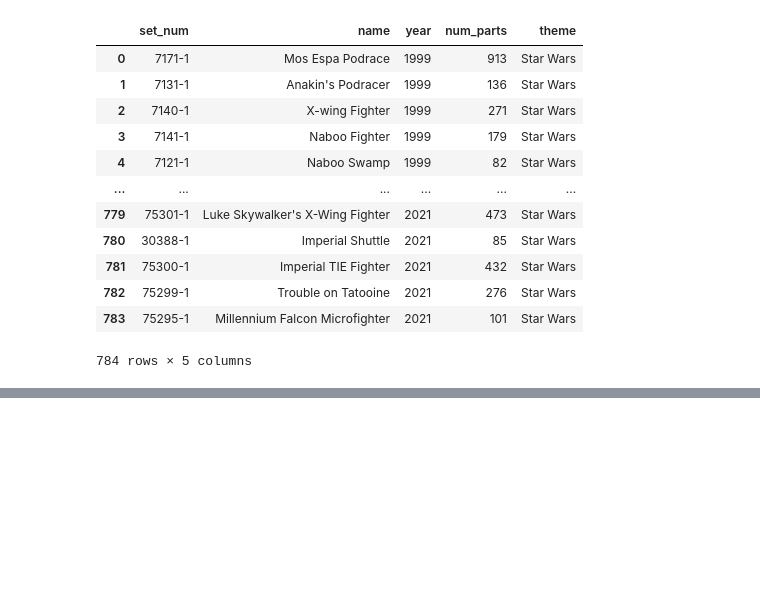
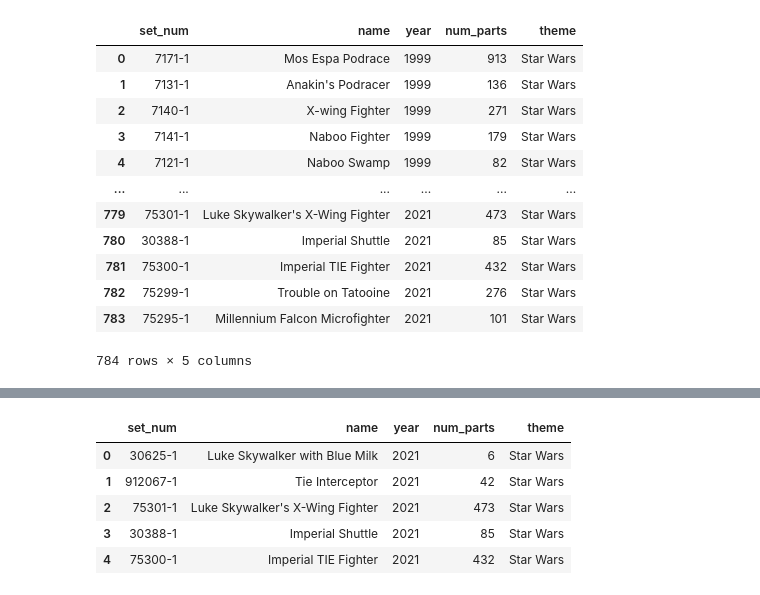
Before and after one commit to oscargbocanegra/learning, a Jupyter notebook: MachineLearning/c-udemy-analisis-datos-python-3/notebooks/01-lectura-fuentes-datos.ipynb, the cells around one changed output, grey strips where cells are left out. Cells and saved outputs as stored; diff of their text form; code cells hidden in the pictures; blank space fills up the shorter version.

```diff
--- a/MachineLearning/c-udemy-analisis-datos-python-3/notebooks/01-lectura-fuentes-datos.ipynb
+++ b/MachineLearning/c-udemy-analisis-datos-python-3/notebooks/01-lectura-fuentes-datos.ipynb
@@ -755,0 +758,3 @@ sets._append(sets_2021, ignore_index = True)
+# %%
+sets = pd.read_csv(path_input_lego+'star-wars-sets.csv')
+sets_2021 = pd.read_csv(path_input_lego+'star-wars-sets_2021.csv')
@@ -755,0 +770,9 @@ sets._append(sets_2021, ignore_index = True)
+# %%
+sets_2021.head()
+# %% [output]
+|  | set_num | name | year | num_parts | theme |
+| 0 | 30625-1 | Luke Skywalker with Blue Milk | 2021 | 6 | Star Wars |
+| 1 | 912067-1 | Tie Interceptor | 2021 | 42 | Star Wars |
+| 2 | 75301-1 | Luke Skywalker's X-Wing Fighter | 2021 | 473 | Star Wars |
+| 3 | 30388-1 | Imperial Shuttle | 2021 | 85 | Star Wars |
+| 4 | 75300-1 | Imperial TIE Fighter | 2021 | 432 | Star Wars |
```
Also changed, not shown: parts of 18 cells of this notebook, 25 other files.
